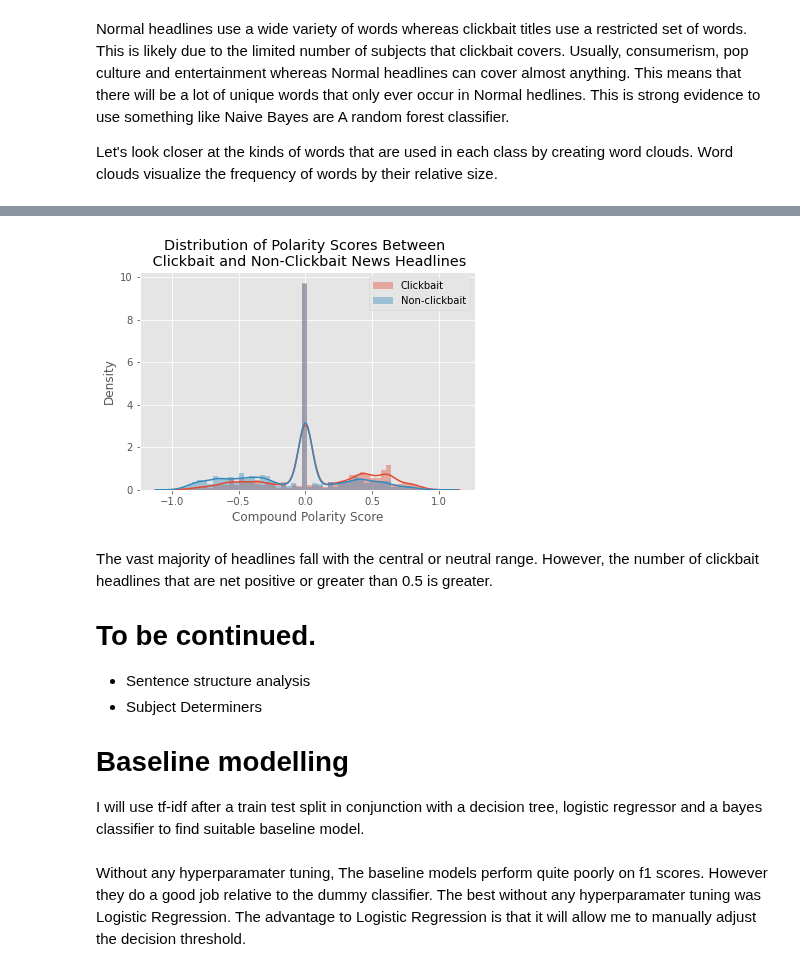
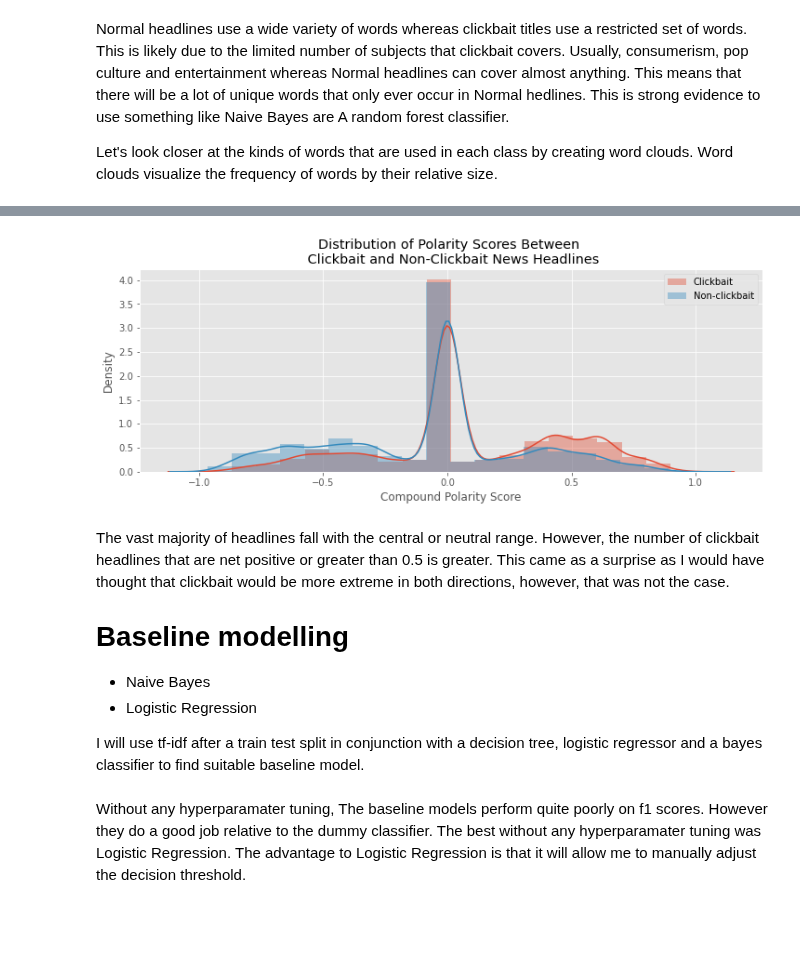
Before and after one commit to SlimHintz/bait-n-switch, a Jupyter notebook: bait-n-switch.ipynb, the cells around one changed output, grey strips where cells are left out. Saved outputs shown, nothing was run; the diff lists cells and outputs as text; code cells hidden in the pictures; blank space fills up the shorter version.

```diff
--- a/bait-n-switch.ipynb
+++ b/bait-n-switch.ipynb
@@ -486,24 +432,24 @@ def get_polarity(title):
 click_polarity = df[df.target==1].title.apply(get_polarity)
 normal_polarity = df[df.target==0].title.apply(get_polarity)
 # %%
-fig, ax = plt.subplots()
+fig, ax = plt.subplots(figsize = (12,4))
 for a, b in zip([click_polarity, normal_polarity], ['Clickbait', 'Non-clickbait']):
-    sns.distplot(a, bins=50, ax=ax, kde=True, label=b)
+    sns.distplot(a, bins=20, ax=ax, kde=True, label=b)
     plt.legend()
-# ax.set_xlim([0, 100])
 ax.set_xlabel("Compound Polarity Score")
-ax.set_title("Distribution of Polarity Scores Between \n Clickbait and Non-Clickbait News Headlines");
+ax.set_title("Distribution of Polarity Scores Between \n Clickbait and Non-Clickbait News Headlines")
+plt.savefig("./src/images/sentiment.png", bbox_inches="tight");
 # %% [output]
-[figure, old version]
+[figure, new version]
 # %% [markdown]
-The vast majority of headlines fall with the central or neutral range. However, the number of clickbait headlines that are net positive or greater than 0.5 is greater.
+The vast majority of headlines fall with the central or neutral range. However, the number of clickbait headlines that are net positive or greater than 0.5 is greater. This came as a surprise as I would have thought that clickbait would be more extreme in both directions, however, that was not the case.
 
-# To be continued.
-- Sentence structure analysis
-- Subject Determiners
 
 # Baseline modelling
 
+- Naive Bayes
+- Logistic Regression
+
 I will use tf-idf after a train test split in conjunction with a decision tree, logistic regressor and a bayes classifier to find suitable baseline model.
 # %% [markdown]
 Without any hyperparamater tuning, The baseline models perform quite poorly on f1 scores. However they do a good job relative to the dummy classifier. The best without any hyperparamater tuning was Logistic Regression. The advantage to Logistic Regression is that it will allow me to manually adjust the decision threshold.
```
Also changed, not shown: parts of 72 cells of this notebook, 11 other files.
